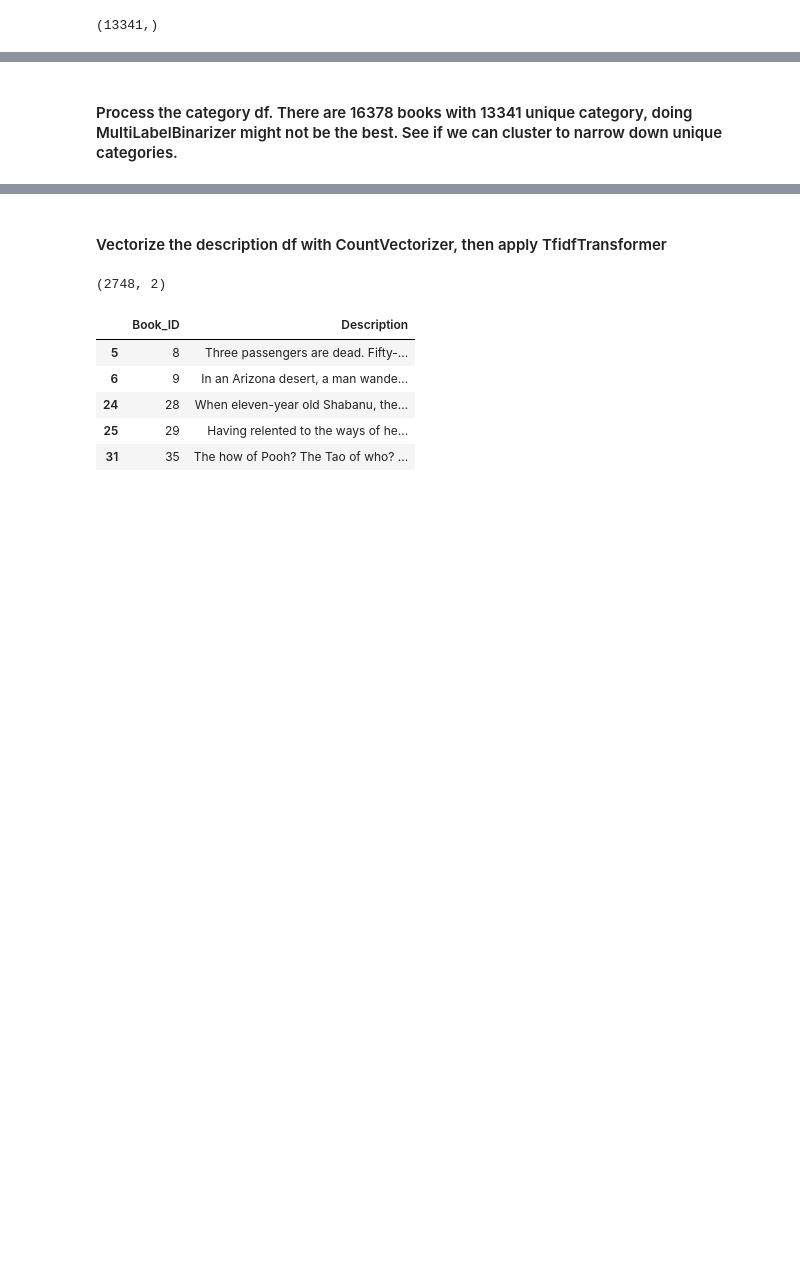
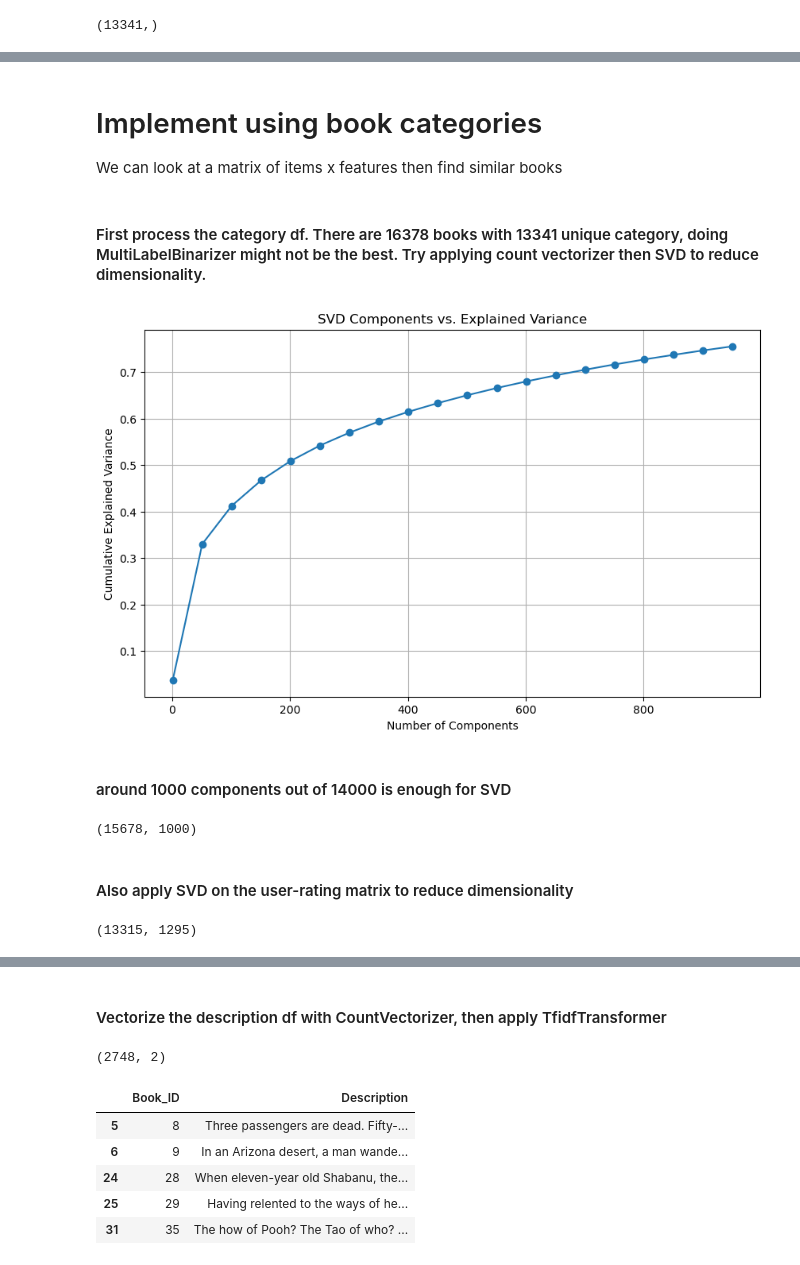
Before and after one commit to jpmartin22/Book-Recommender-System-Project-, a Jupyter notebook: book_crossing/Content-based.ipynb, the cells around one changed output, grey strips where cells are left out. Cells and saved outputs as stored; diff of their text form; code cells hidden in the pictures; blank space fills up the shorter version.

```diff
--- a/book_crossing/Content-based.ipynb
+++ b/book_crossing/Content-based.ipynb
@@ -119,2 +128,37 @@ book_category.shape
+# %% [markdown]
+# Implement using book categories
+We can look at a matrix of items x features then find similar books
 # %% [markdown]
-#### Process the category df. There are 16378 books with 13341 unique category, doing MultiLabelBinarizer might not be the best. See if we can cluster to narrow down unique categories.
+#### First process the category df. There are 16378 books with 13341 unique category, doing MultiLabelBinarizer might not be the best. Try applying count vectorizer then SVD to reduce dimensionality.
+# %%
+# remove books without category
+book_category_clean = book_category.dropna()
+# %%
+from sklearn.feature_extraction.text import CountVectorizer
+from sklearn.feature_extraction.text import TfidfTransformer
+# apply count vectorizer
+vectorizer = CountVectorizer(stop_words = "english")
+vec_cats = vectorizer.fit_transform(book_category_clean["Category"])
+
+# apply tfidf
+tfidf = TfidfTransformer()
+cat_tfidf = tfidf.fit_transform(vec_cats)
+# %%
+explained_variances = []
+for n in range(1, 1000, 50):
+    svd = TruncatedSVD(n_components=n, random_state=42)
+    svd.fit(cat_tfidf)
+    explained_variances.append(np.sum(svd.explained_variance_ratio_))
+# %%
+# Plotting cumulative explained variance
+plt.figure(figsize=(10, 6))
+plt.plot(range(1, 1000,50), explained_variances, marker='o')
+plt.xlabel('Number of Components')
+plt.ylabel('Cumulative Explained Variance')
+plt.title('SVD Components vs. Explained Variance')
+plt.grid(True)
+plt.show()
+# %% [output]
+[figure, added]
+# %% [markdown]
+#### around 1000 components out of 14000 is enough for SVD
@@ -120,0 +169,6 @@ book_category.shape
+# %%
+category_svd.shape
+# %% [output]
+(15678, 1000)
+# %% [markdown]
+#### Also apply SVD on the user-rating matrix to reduce dimensionality
@@ -120,0 +178,5 @@ book_category.shape
+# %%
+item_user_rating_cat = cat_matrix.T
+item_user_rating_cat.shape
+# %% [output]
+(13315, 1295)
```
Also changed, not shown: parts of 22 cells of this notebook.
